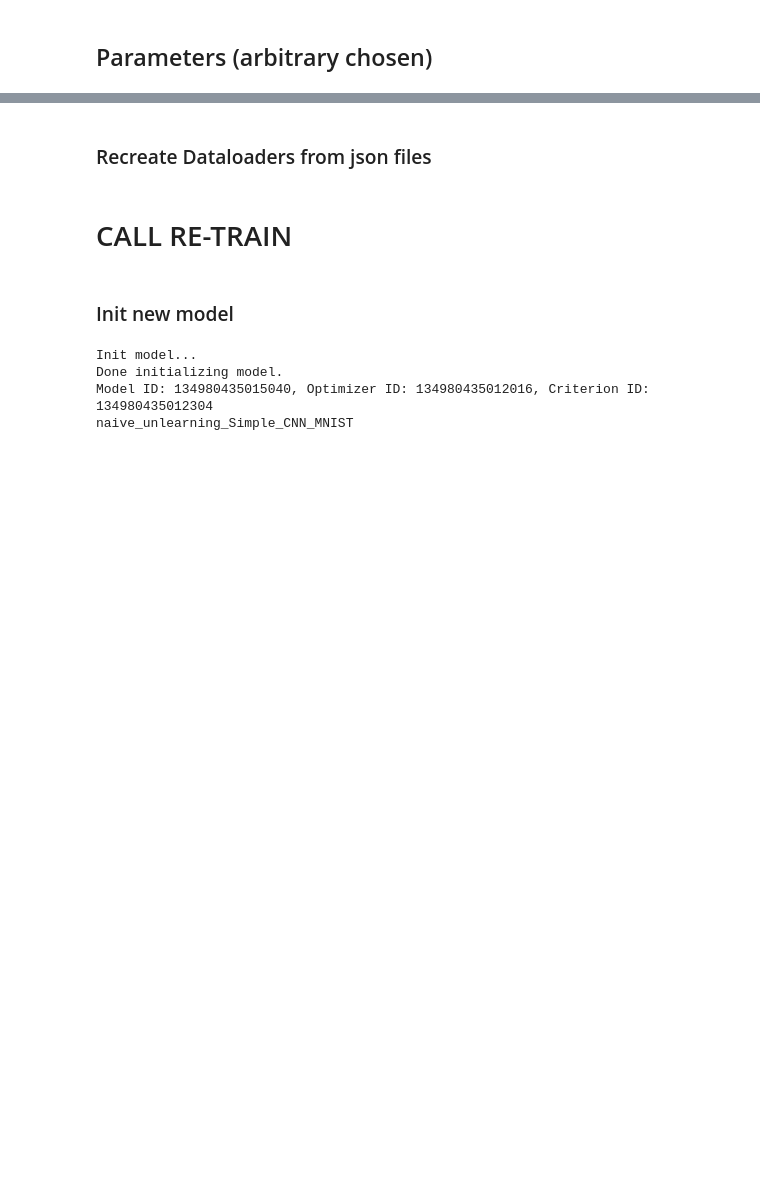
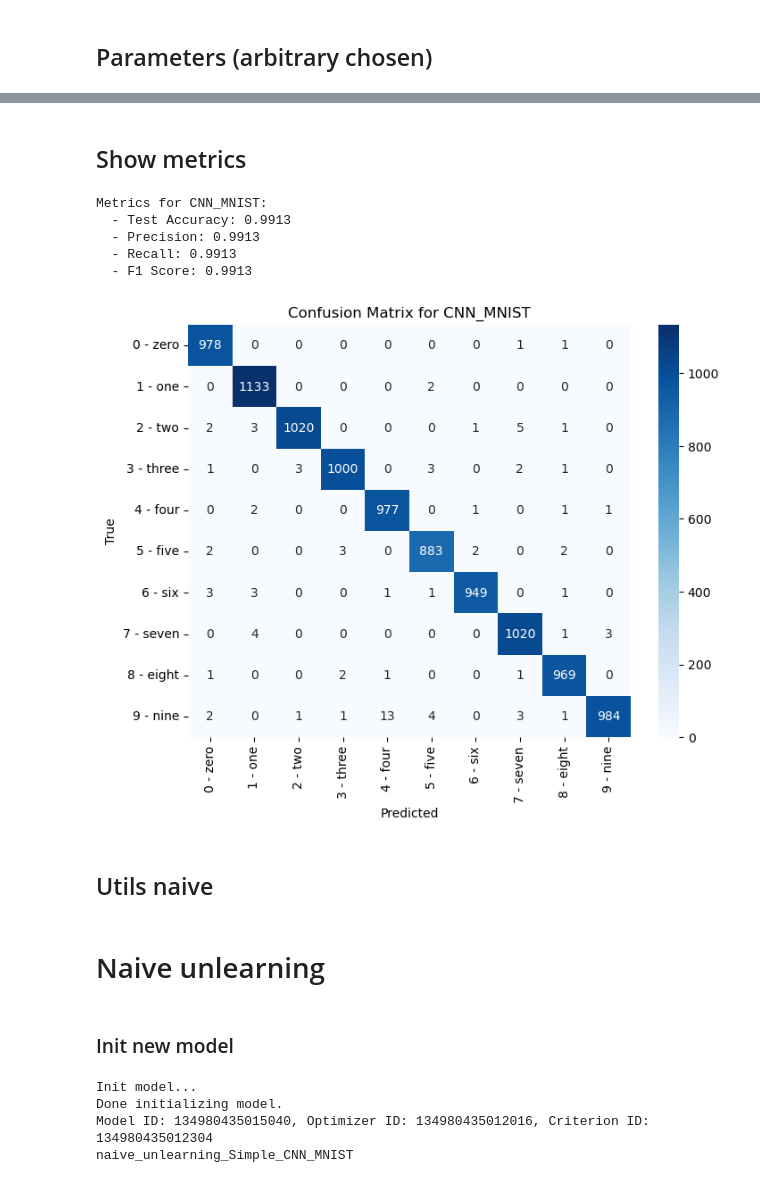
Before and after one commit to Jsrsky/machine_unlearning_experiments, a Jupyter notebook: simple-cnn-mnist-and-naive-unlearning.ipynb, the cells around one changed output, grey strips where cells are left out. Drawn from its saved outputs; the diff is of its cells as text; code cells hidden in the pictures; blank space fills up the shorter version.

```diff
--- a/simple-cnn-mnist-and-naive-unlearning.ipynb
+++ b/simple-cnn-mnist-and-naive-unlearning.ipynb
@@ -234,2 +141,0 @@ def update_splits_after_unlearning(data_splits_file, unlearn_file):
-# %% [markdown]
-### Recreate Dataloaders from json files
@@ -265,2 +142,15 @@ def recreate_dataloaders(data_splits_file, transform, dataset=None):
-# %% [markdown]
-# CALL RE-TRAIN
+# %% [markdown]
+## Show metrics
+# %%
+predictions_path = f'{model_name}_predictions.json'
+# classes = ['0 - zero', '1 - one', '2 - two', '3 - three', '4 - four', '5 - five', '6 - six', '7 - seven', '8 - eight', '9 - nine']
+show_metrics(predictions_path, classes, model_name)
+# %% [output]
+Metrics for CNN_MNIST:
+  - Test Accuracy: 0.9913
+  - Precision: 0.9913
+  - Recall: 0.9913
+  - F1 Score: 0.9913
+[figure, added]
+# %% [markdown]
+## Utils naive
@@ -267,2 +166,4 @@ def recreate_dataloaders(data_splits_file, transform, dataset=None):
+# %% [markdown]
+# Naive unlearning
 # %% [markdown]
 ### Init new model
```
Also changed, not shown: parts of 66 cells of this notebook, 1 other file.
